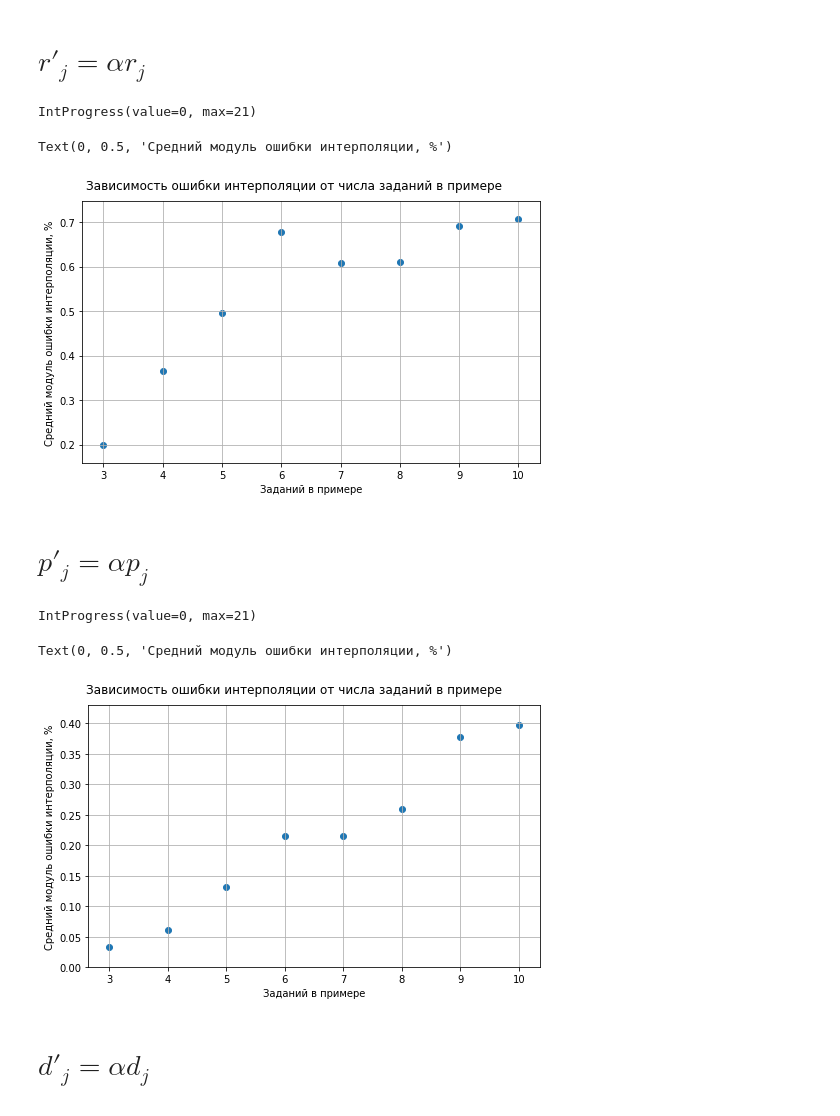
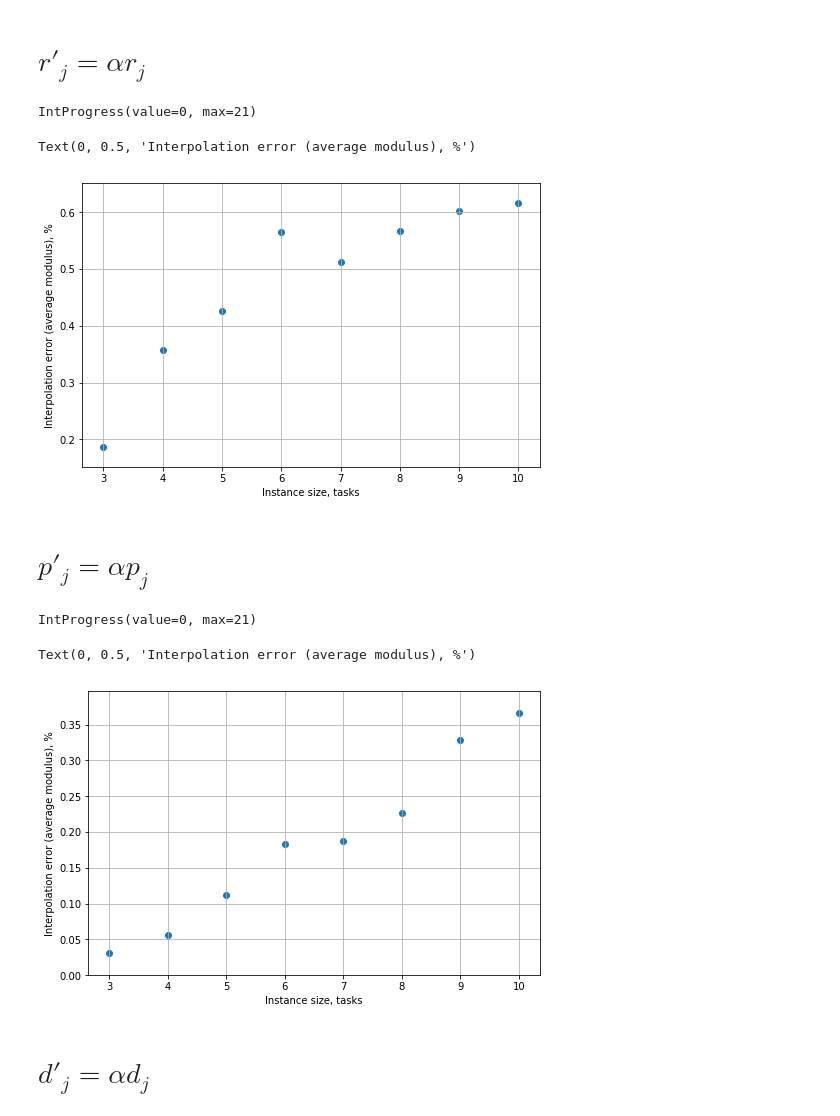
Before and after one commit to andtun/schedules, a Jupyter notebook: Complex interpolation.ipynb, the cells around one changed output. Drawn from its saved outputs; the diff is of its cells as text; code cells hidden in the pictures.

```diff
--- a/Complex interpolation.ipynb
+++ b/Complex interpolation.ipynb
@@ -653,37 +647,37 @@ def error_estimate_lagrange(key, n_tasks, method='relative'):
 # %% [markdown]
 # $r'_j = \alpha r_j$
 # %%
-x, y = error_estimate_lagrange('r', n_tasks=20)
+x, y = error_estimate_lagrange('r', n_tasks=25)
 fig, axes = plt.subplots(nrows=1, ncols=1, figsize=(7, 4.5), constrained_layout=True)
-fig.suptitle("Зависимость ошибки интерполяции от числа заданий в примере")
+#fig.suptitle("Зависимость ошибки интерполяции от числа заданий в примере")
 axes.scatter(x, y, label="Experimental data")
 #axes.plot(xp, yp, label="Interpolation")
 axes.grid()
-axes.set_xlabel("Заданий в примере")
-axes.set_ylabel("Средний модуль ошибки интерполяции, %")
+axes.set_xlabel("Instance size, tasks")
+axes.set_ylabel("Interpolation error (average modulus), %")
 #axes.plot(realResult[0], realResult[1], 'ro', label="True value", alpha=0.5)
 #axes.legend()
 # %% [output]
 IntProgress(value=0, max=21)
-Text(0, 0.5, 'Средний модуль ошибки интерполяции, %')
+Text(0, 0.5, 'Interpolation error (average modulus), %')
-[figure, old version]
+[figure, new version]
 # %% [markdown]
 # $p'_j = \alpha p_j$
 # %%
-x, y = error_estimate_lagrange('p', n_tasks=20)
+x, y = error_estimate_lagrange('p', n_tasks=25)
 fig, axes = plt.subplots(nrows=1, ncols=1, figsize=(7, 4.5), constrained_layout=True)
-fig.suptitle("Зависимость ошибки интерполяции от числа заданий в примере")
+#fig.suptitle("Зависимость ошибки интерполяции от числа заданий в примере")
 axes.scatter(x, y, label="Experimental data")
 #axes.plot(xp, yp, label="Interpolation")
 axes.grid()
-axes.set_xlabel("Заданий в примере")
-axes.set_ylabel("Средний модуль ошибки интерполяции, %")
+axes.set_xlabel("Instance size, tasks")
+axes.set_ylabel("Interpolation error (average modulus), %")
 #axes.plot(realResult[0], realResult[1], 'ro', label="True value", alpha=0.5)
 #axes.legend()
 # %% [output]
 IntProgress(value=0, max=21)
-Text(0, 0.5, 'Средний модуль ошибки интерполяции, %')
+Text(0, 0.5, 'Interpolation error (average modulus), %')
-[figure, old version]
+[figure, new version]
 # %% [markdown]
 # $d'_j = \alpha d_j$
 # %%
```
Also changed, not shown: parts of 12 cells of this notebook, 4 other files.
